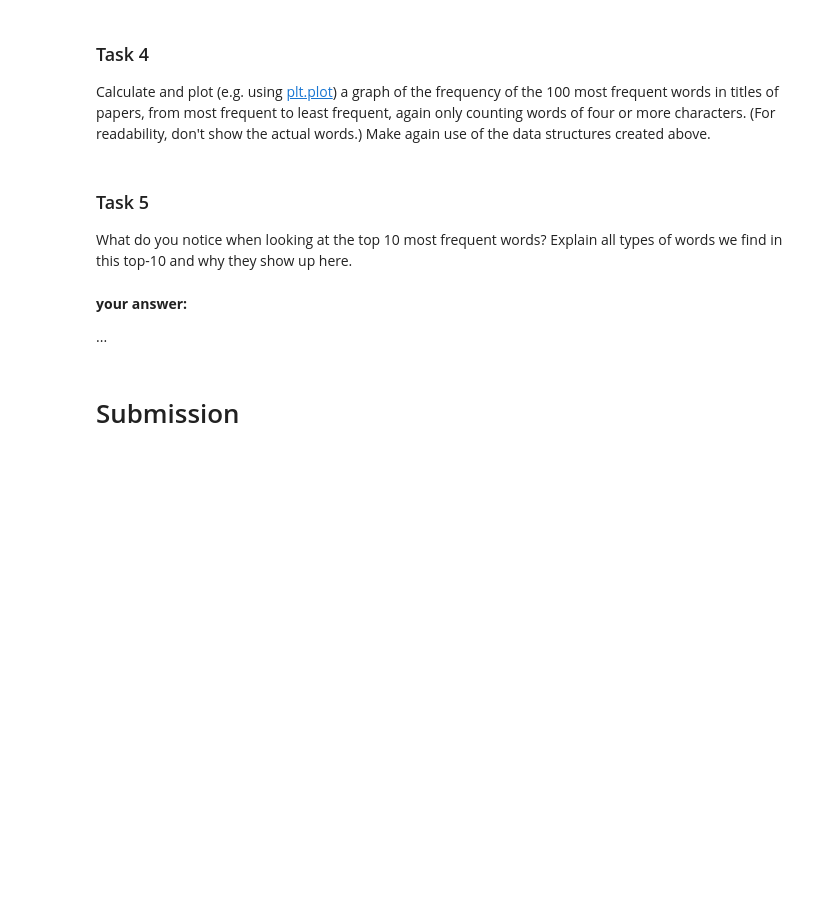
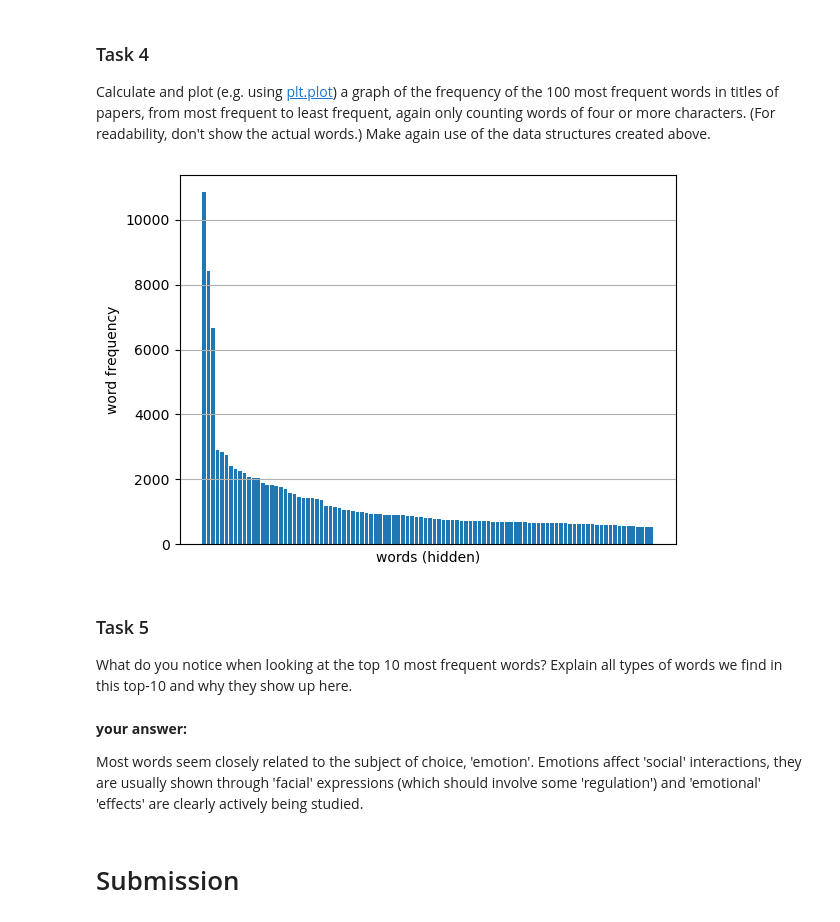
Before and after one commit to npandayVU/Ir2023, a Jupyter notebook: 01_inspection.ipynb, the cells around one changed output. Saved outputs shown, nothing was run; the diff lists cells and outputs as text; code cells hidden in the pictures; blank space fills up the shorter version.

```diff
--- a/01_inspection.ipynb
+++ b/01_inspection.ipynb
@@ -180,0 +194,4 @@ Print out the top 10 most often occurring words in the papers' titles together w
+# %%
+long_words = [word for word in words if len(word) > 3]
+long_words_counts = Counter(long_words)
+long_words_counts.most_common(10)
@@ -187,11 +213,21 @@ Calculate and plot (e.g. using [plt.plot](http://matplotlib.org/api/pyplot_api.h
+# %%
+top_words = long_words_counts.most_common(100)
+x, counts = zip(*top_words)
+plt.bar(x=x, height=counts)
+plt.ylabel('word frequency')
+plt.xticks([])
+plt.xlabel('words (hidden)')
+plt.grid(True);
+# %% [output]
+[figure, added]
 # %% [markdown]
 ### Task 5
 
 What do you notice when looking at the top 10 most frequent words? Explain all types of words we find in this top-10 and why they show up here.
-# %% [markdown]
-**your answer:**
-
-...
+# %% [markdown]
+**your answer:**
+
+Most words seem closely related to the subject of choice, 'emotion'. Emotions affect 'social' interactions, they are usually shown through 'facial' expressions (which should involve some 'regulation') and 'emotional' 'effects' are clearly actively being studied.
 # %% [markdown]
 # Submission
 # %% [markdown]
```
Also changed, not shown: parts of 9 cells of this notebook.
